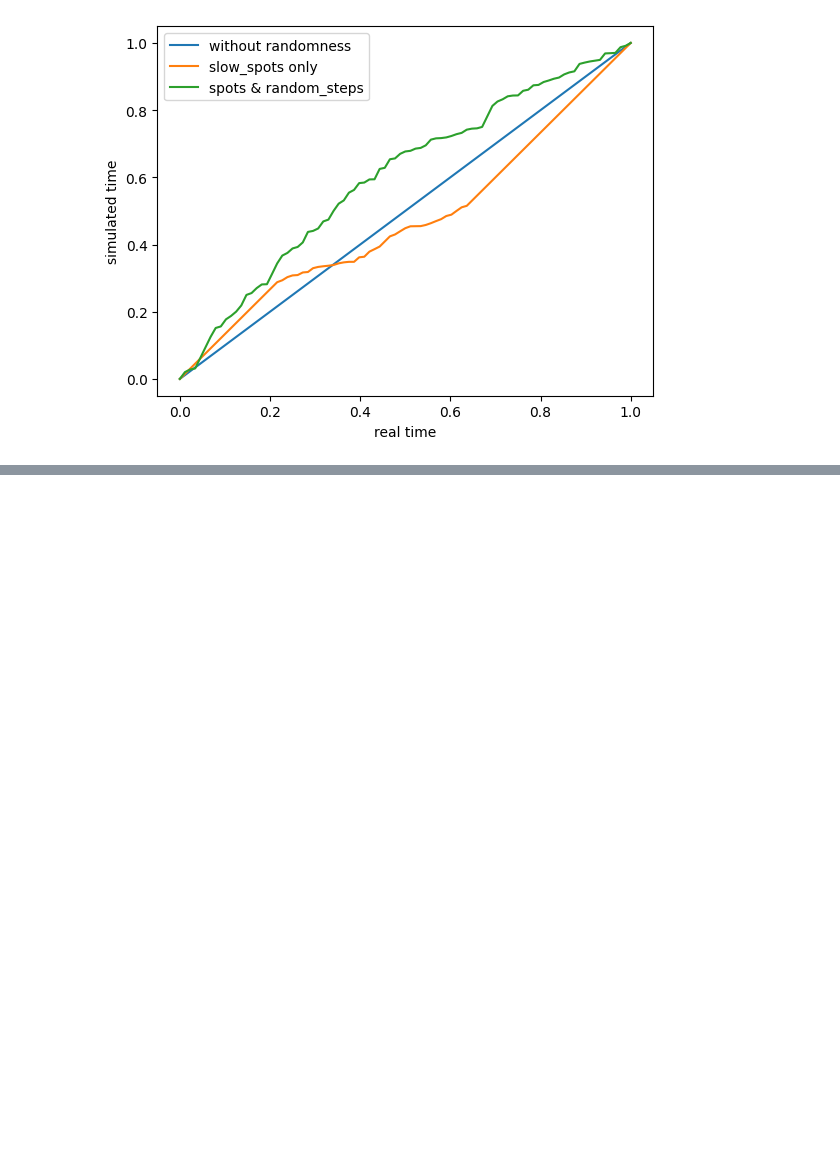
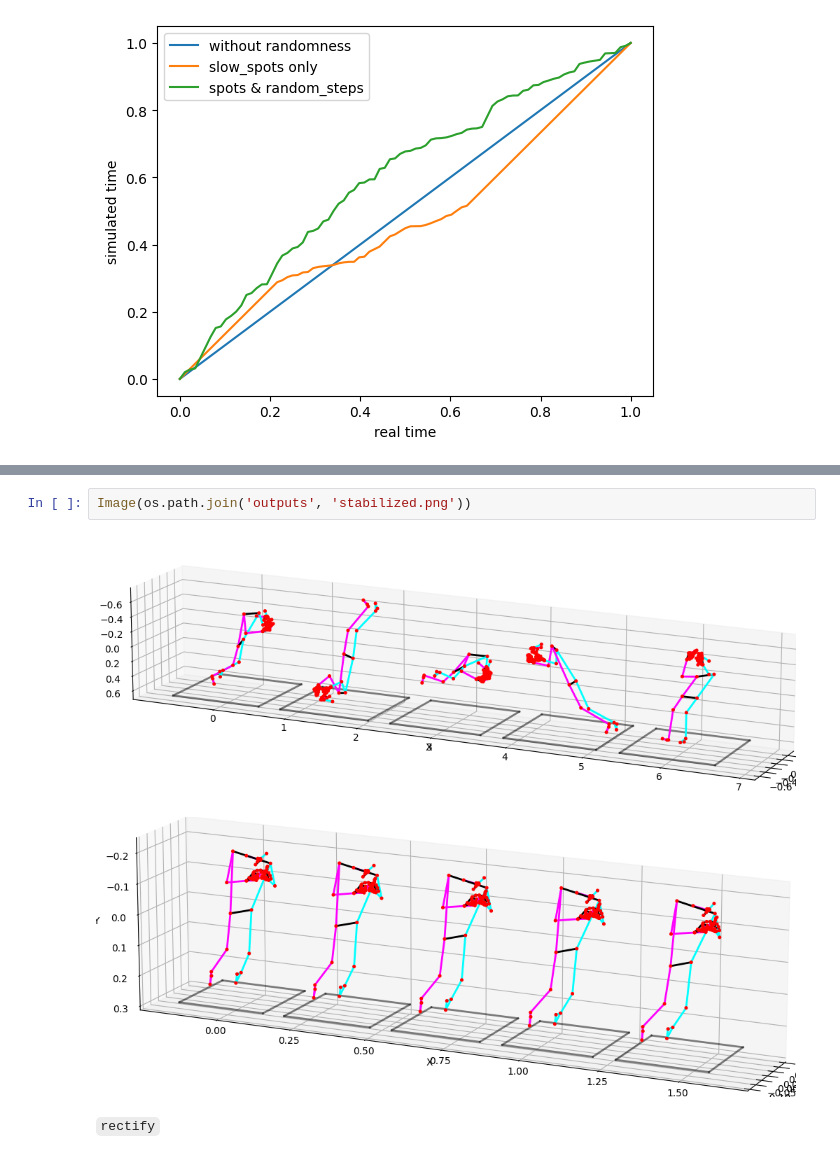
Before and after one commit to mdsrqbl/SignLanguageTranslator, a Jupyter notebook: notebooks/transforms_demo.ipynb, the cells around one changed output, grey strips where cells are left out. Cells and saved outputs as stored; diff of their text form; blank space fills up the shorter version.

Commit message:
concatenate, stabilize transform, Roadmap readme

```diff
--- a/notebooks/transforms_demo.ipynb
+++ b/notebooks/transforms_demo.ipynb
@@ -211,0 +255,6 @@ plt.show()
+# %%
+Image(os.path.join('outputs', 'stabilized.png'))
+# %% [output]
+[figure, added]
+# %% [markdown]
+`rectify`
```
Also changed, not shown: parts of 10 cells of this notebook, 14 other files.
